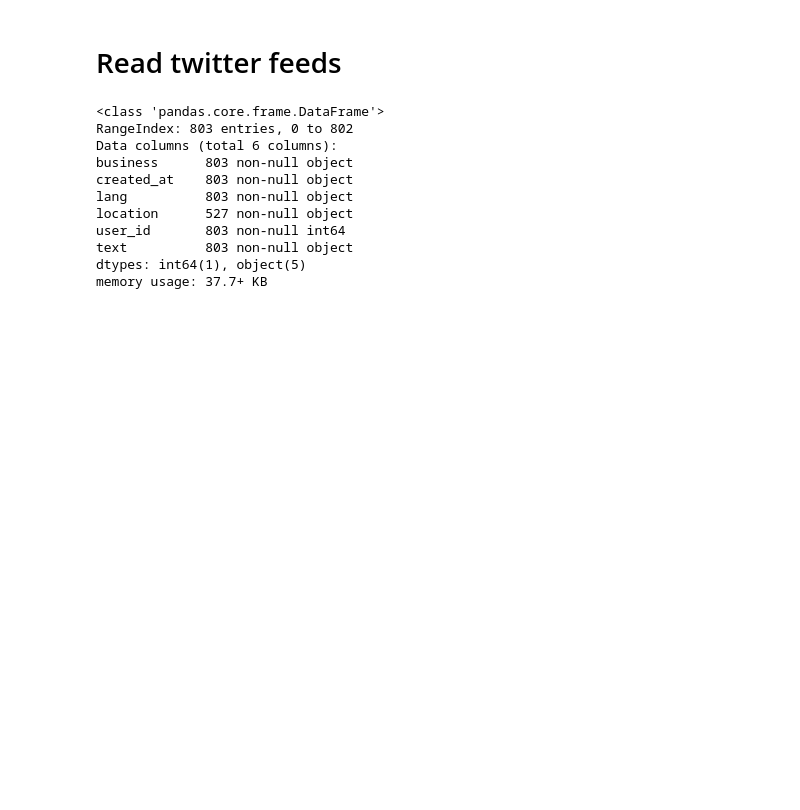
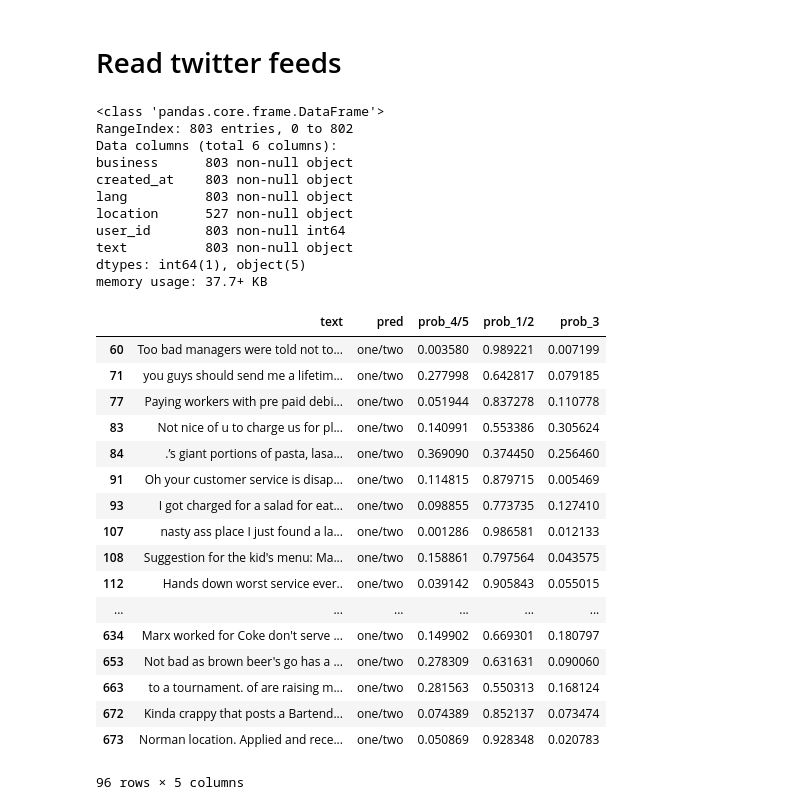
Before and after one commit to Libardo1/mcnulty_yelp, a Jupyter notebook: Notebooks/McNulty_Kenn.ipynb, the cells around one changed output. Saved outputs shown, nothing was run; the diff lists cells and outputs as text; code cells hidden in the pictures; blank space fills up the shorter version.

Commit message:
twitter pred with probabilities

```diff
--- a/Notebooks/McNulty_Kenn.ipynb
+++ b/Notebooks/McNulty_Kenn.ipynb
@@ -302,2 +300,26 @@ tweet_df['pred'] = tweet_pred
 # %%
 tweet_df.to_pickle("tweet_df_pred.pkl")
+# %%
+import pandas as pd
+tweet_df = pd.read_pickle("tweet_df_pred.pkl")
+# %%
+tweet_df[tweet_df['pred'] == 'one/two'].iloc[:,5:]
+# %% [output]
+|  | text | pred | prob_4/5 | prob_1/2 | prob_3 |
+| 60 | Too bad managers were told not to... | one/two | 0.003580 | 0.989221 | 0.007199 |
+| 71 | you guys should send me a lifetim... | one/two | 0.277998 | 0.642817 | 0.079185 |
+| 77 | Paying workers with pre paid debi... | one/two | 0.051944 | 0.837278 | 0.110778 |
+| 83 | Not nice of u to charge us for pl... | one/two | 0.140991 | 0.553386 | 0.305624 |
+| 84 | .’s giant portions of pasta, lasa... | one/two | 0.369090 | 0.374450 | 0.256460 |
+| 91 | Oh your customer service is disap... | one/two | 0.114815 | 0.879715 | 0.005469 |
+| 93 | I got charged for a salad for eat... | one/two | 0.098855 | 0.773735 | 0.127410 |
+| 107 | nasty ass place I just found a la... | one/two | 0.001286 | 0.986581 | 0.012133 |
+| 108 | Suggestion for the kid's menu: Ma... | one/two | 0.158861 | 0.797564 | 0.043575 |
+| 112 | Hands down worst service ever.. | one/two | 0.039142 | 0.905843 | 0.055015 |
+| ... | ... | ... | ... | ... | ... |
+| 634 | Marx worked for Coke don't serve ... | one/two | 0.149902 | 0.669301 | 0.180797 |
+| 653 | Not bad as brown beer's go has a ... | one/two | 0.278309 | 0.631631 | 0.090060 |
+| 663 | to a tournament. of are raising m... | one/two | 0.281563 | 0.550313 | 0.168124 |
+| 672 | Kinda crappy that posts a Bartend... | one/two | 0.074389 | 0.852137 | 0.073474 |
+| 673 | Norman location. Applied and rece... | one/two | 0.050869 | 0.928348 | 0.020783 |
+96 rows × 5 columns
```
Also changed, not shown: parts of 15 cells of this notebook, 6 other files.
